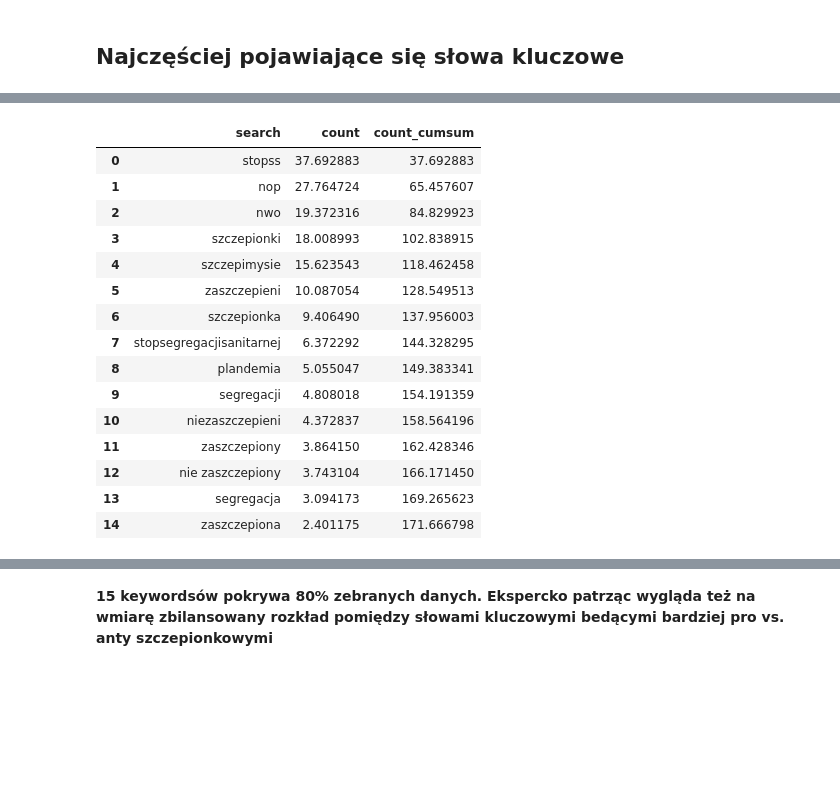
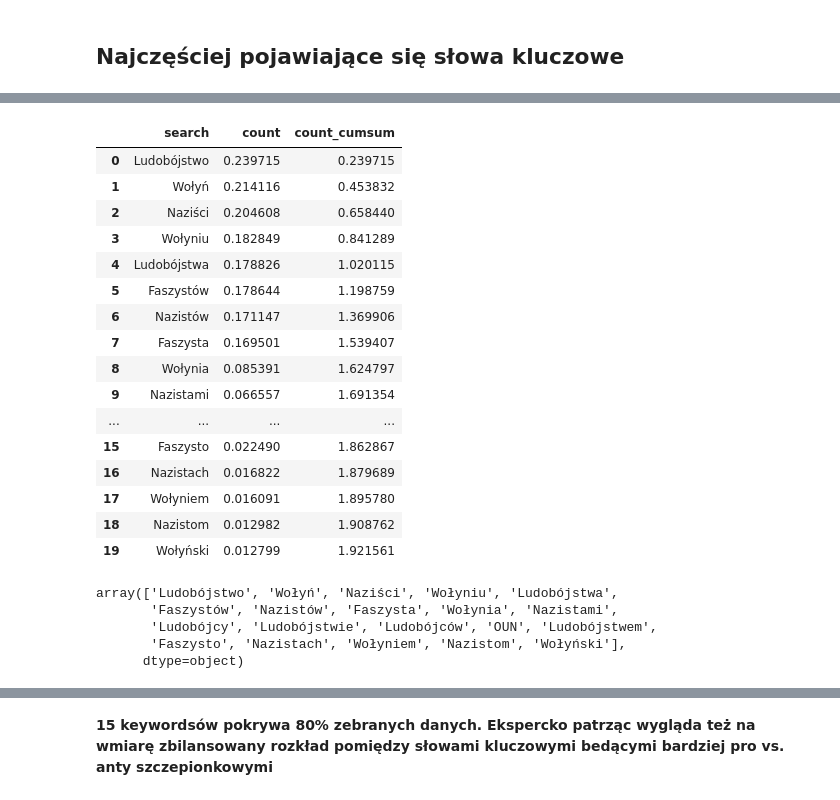
Before and after one commit to Stowarzyszenie-Pravda/pravda_toolkit, a Jupyter notebook: notebooks/twitter-scraper-notebooks/ukraina-bad.ipynb, the cells around one changed output, grey strips where cells are left out. Saved outputs shown, nothing was run; the diff lists cells and outputs as text; code cells hidden in the pictures; blank space fills up the shorter version.

```diff
--- a/notebooks/twitter-scraper-notebooks/ukraina-bad.ipynb
+++ b/notebooks/twitter-scraper-notebooks/ukraina-bad.ipynb
@@ -2,6 +2,10 @@
 import pandas as pd
 import numpy as np
 
+pd.set_option('display.max_colwidth', None)
+pd.set_option('max_columns', None)
+
+
 import seaborn as sns
 import matplotlib.pyplot as plt
 # %%
@@ -51,24 +53,33 @@ data_per['count'] = data_per['id'].apply(lambda x: int(x)/546899*100)
 data_per = data_per.sort_values(by = 'count', ascending = False).drop('id', axis = 1).reset_index(drop = True)
 data_per['count_cumsum'] = data_per['count'].cumsum()
 # %%
-data_per[:15]
+data_per[:20]
 # %% [output]
 |  | search | count | count_cumsum |
-| 0 | stopss | 37.692883 | 37.692883 |
-| 1 | nop | 27.764724 | 65.457607 |
-| 2 | nwo | 19.372316 | 84.829923 |
-| 3 | szczepionki | 18.008993 | 102.838915 |
-| 4 | szczepimysie | 15.623543 | 118.462458 |
-| 5 | zaszczepieni | 10.087054 | 128.549513 |
-| 6 | szczepionka | 9.406490 | 137.956003 |
-| 7 | stopsegregacjisanitarnej | 6.372292 | 144.328295 |
-| 8 | plandemia | 5.055047 | 149.383341 |
-| 9 | segregacji | 4.808018 | 154.191359 |
-| 10 | niezaszczepieni | 4.372837 | 158.564196 |
-| 11 | zaszczepiony | 3.864150 | 162.428346 |
-| 12 | nie zaszczepiony | 3.743104 | 166.171450 |
-| 13 | segregacja | 3.094173 | 169.265623 |
-| 14 | zaszczepiona | 2.401175 | 171.666798 |
+| 0 | Ludobójstwo | 0.239715 | 0.239715 |
+| 1 | Wołyń | 0.214116 | 0.453832 |
+| 2 | Naziści | 0.204608 | 0.658440 |
+| 3 | Wołyniu | 0.182849 | 0.841289 |
+| 4 | Ludobójstwa | 0.178826 | 1.020115 |
+| 5 | Faszystów | 0.178644 | 1.198759 |
+| 6 | Nazistów | 0.171147 | 1.369906 |
+| 7 | Faszysta | 0.169501 | 1.539407 |
+| 8 | Wołynia | 0.085391 | 1.624797 |
+| 9 | Nazistami | 0.066557 | 1.691354 |
+| ... | ... | ... | ... |
+| 15 | Faszysto | 0.022490 | 1.862867 |
+| 16 | Nazistach | 0.016822 | 1.879689 |
+| 17 | Wołyniem | 0.016091 | 1.895780 |
+| 18 | Nazistom | 0.012982 | 1.908762 |
+| 19 | Wołyński | 0.012799 | 1.921561 |
+# %%
+data_per[:20]['search'].values
+# %% [output]
+array(['Ludobójstwo', 'Wołyń', 'Naziści', 'Wołyniu', 'Ludobójstwa',
+       'Faszystów', 'Nazistów', 'Faszysta', 'Wołynia', 'Nazistami',
+       'Ludobójcy', 'Ludobójstwie', 'Ludobójców', 'OUN', 'Ludobójstwem',
+       'Faszysto', 'Nazistach', 'Wołyniem', 'Nazistom', 'Wołyński'],
+      dtype=object)
 # %%
 data[data['search']=='stopss']
 # %% [output]
```
Also changed, not shown: parts of 9 cells of this notebook, 8 other files.
